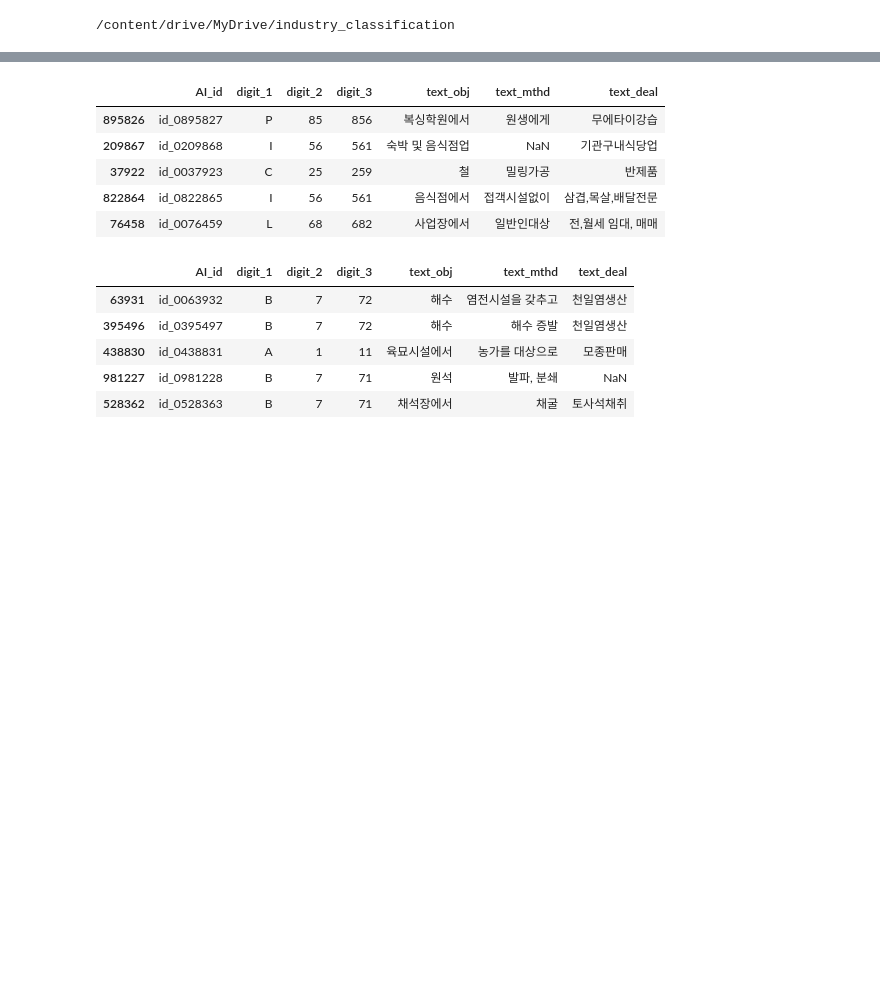
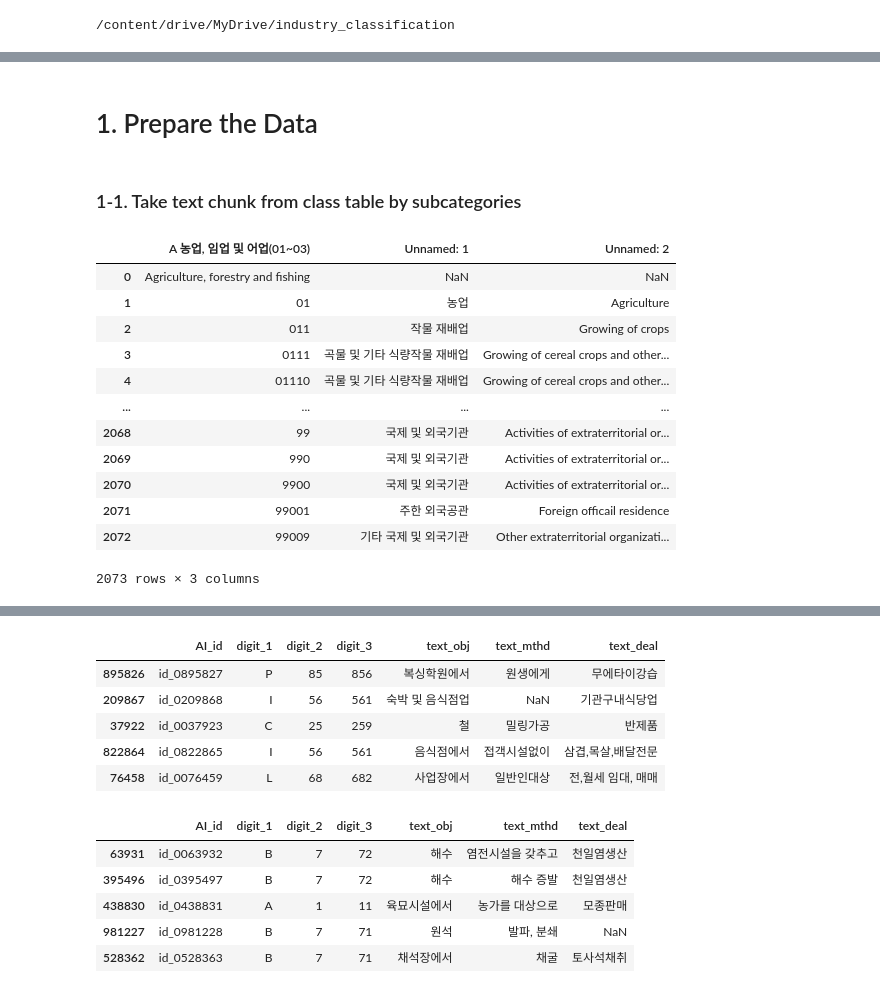
Before and after one commit to sw6820/kostat, a Jupyter notebook: kostat_jdg.ipynb, the cells around one changed output, grey strips where cells are left out. Drawn from its saved outputs; the diff is of its cells as text; code cells hidden in the pictures; blank space fills up the shorter version.

Commit message:
Update making class table text data

```diff
--- a/kostat_jdg.ipynb
+++ b/kostat_jdg.ipynb
@@ -36,3 +32,25 @@ import seaborn as sns
 
 from transformers import AutoModelForSequenceClassification, AutoConfig, AutoTokenizer
 from transformers import TrainingArguments, Trainer
+# %% [markdown]
+# 1. Prepare the Data
+# %% [markdown]
+### 1-1. Take text chunk from class table by subcategories
+# %%
+df_eng = pd.read_excel('data/한국표준산업분류(10차)_영문.xlsx')
+# %%
+df_eng
+# %% [output]
+|  | A 농업, 임업 및 어업(01~03) | Unnamed: 1 | Unnamed: 2 |
+| 0 | Agriculture, forestry and fishing | NaN | NaN |
+| 1 | 01 | 농업 | Agriculture |
+| 2 | 011 | 작물 재배업 | Growing of crops |
+| 3 | 0111 | 곡물 및 기타 식량작물 재배업 | Growing of cereal crops and other... |
+| 4 | 01110 | 곡물 및 기타 식량작물 재배업 | Growing of cereal crops and other... |
+| ... | ... | ... | ... |
+| 2068 | 99 | 국제 및 외국기관 | Activities of extraterritorial or... |
+| 2069 | 990 | 국제 및 외국기관 | Activities of extraterritorial or... |
+| 2070 | 9900 | 국제 및 외국기관 | Activities of extraterritorial or... |
+| 2071 | 99001 | 주한 외국공관 | Foreign officail residence |
+| 2072 | 99009 | 기타 국제 및 외국기관 | Other extraterritorial organizati... |
+2073 rows × 3 columns
```
Also changed, not shown: parts of 10 cells of this notebook.
